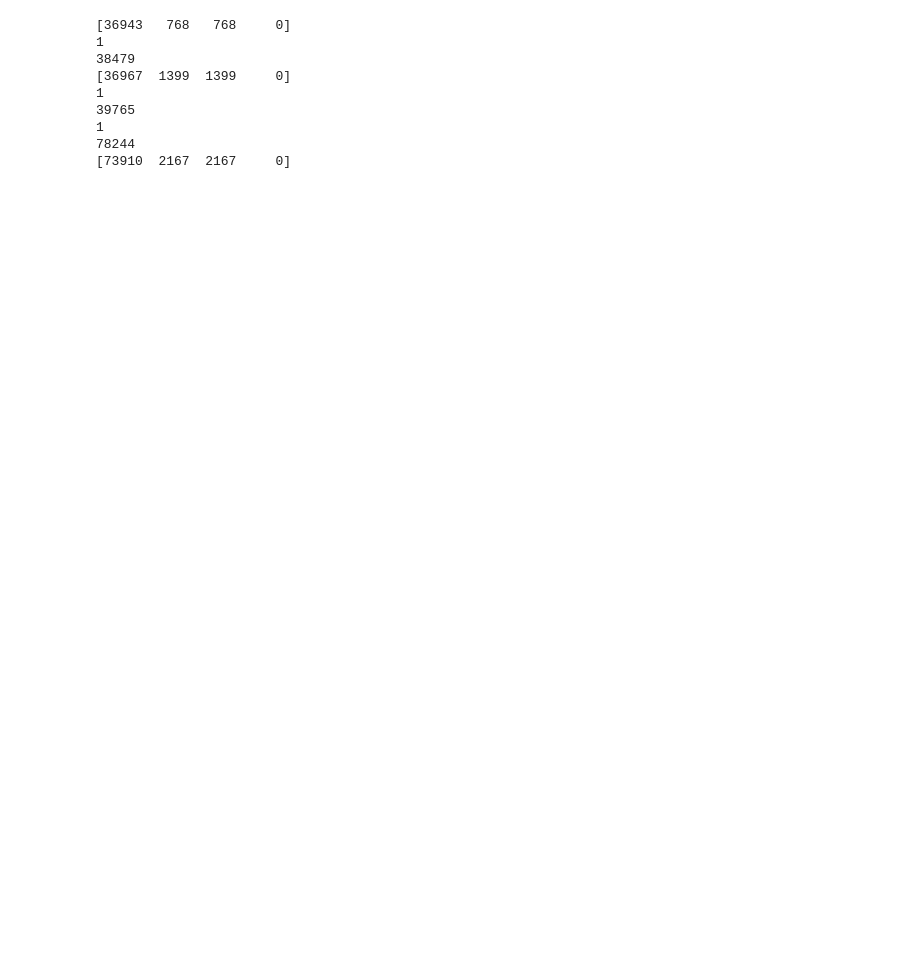
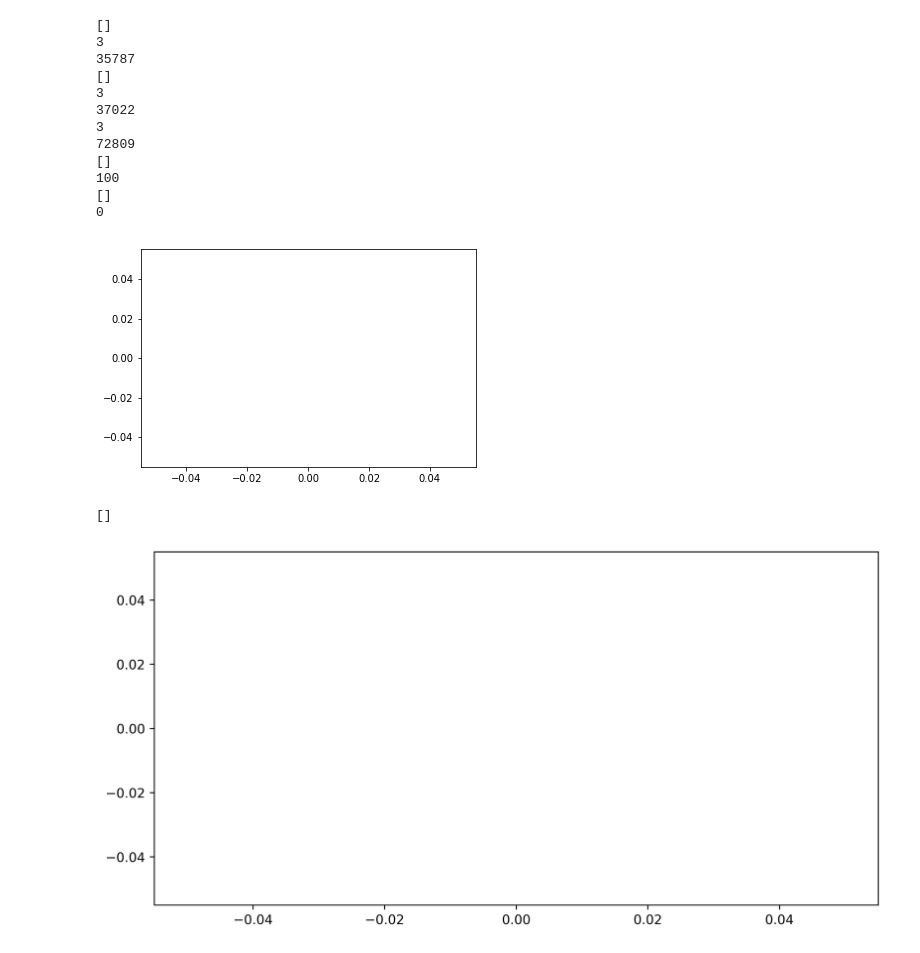
Before and after one commit to kitada4010/sbc, a Jupyter notebook: python/jupyter/Untitled20-Copy1.ipynb, the cells around one changed output. Cells and saved outputs as stored; diff of their text form; code cells hidden in the pictures; blank space fills up the shorter version.

```diff
--- a/python/jupyter/Untitled20-Copy1.ipynb
+++ b/python/jupyter/Untitled20-Copy1.ipynb
@@ -145,8 +145,8 @@ def inspect(time_leng, pattern_leng):
     pattern_information = np.zeros(((min_psth + 1) ** pattern_leng))
     x = np.zeros((max_psth + 1) ** pattern_leng, dtype=object)
     for i in range((min_psth + 1) ** pattern_leng) :
-        p1 = psth_count1[Base_n_to_m(i, max_psth1, min_psth)] / sum_pattern1
-        p2 = psth_count2[Base_n_to_m(i, max_psth2, min_psth)] / sum_pattern2
+        p1 = psth_count1[Base_n_to_m(i, max_psth1+1, min_psth+1)] / sum_pattern1
+        p2 = psth_count2[Base_n_to_m(i, max_psth2+1, min_psth+1)] / sum_pattern2
         x[i]  = str(Base_10_to_n(i, (min_psth + 1))).zfill(pattern_leng)
         if (p1 != 0) and (p2 != 0) :
             pattern_information[i] = p1 * math.log2(p1/p2)
@@ -170,15 +170,21 @@ def inspect(time_leng, pattern_leng):
     plt.savefig("./info_graph/" + str(time_leng) + "smp_" + str(pattern_leng) + ".png")
     plt.show()
 # %%
-for k in range(2, 20) :
-    inspect(1, k)
+#for k in range(2, 20) :
+inspect(10, 100)
 # %% [output]
-[36943   768   768     0]
-1
-38479
-[36967  1399  1399     0]
-1
-39765
-1
-78244
-[73910  2167  2167     0]
+[]
+3
+35787
+[]
+3
+37022
+3
+72809
+[]
+100
+[]
+0
+[figure, added]
+[]
+[figure, added]
```
Also changed, not shown: 2 other files.
